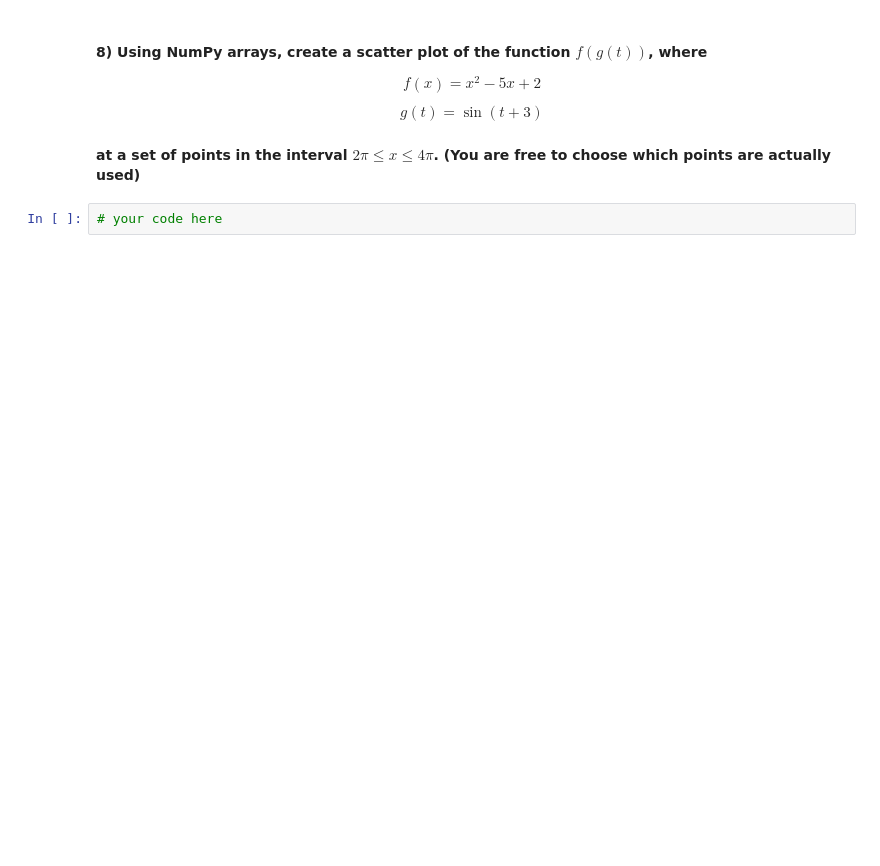
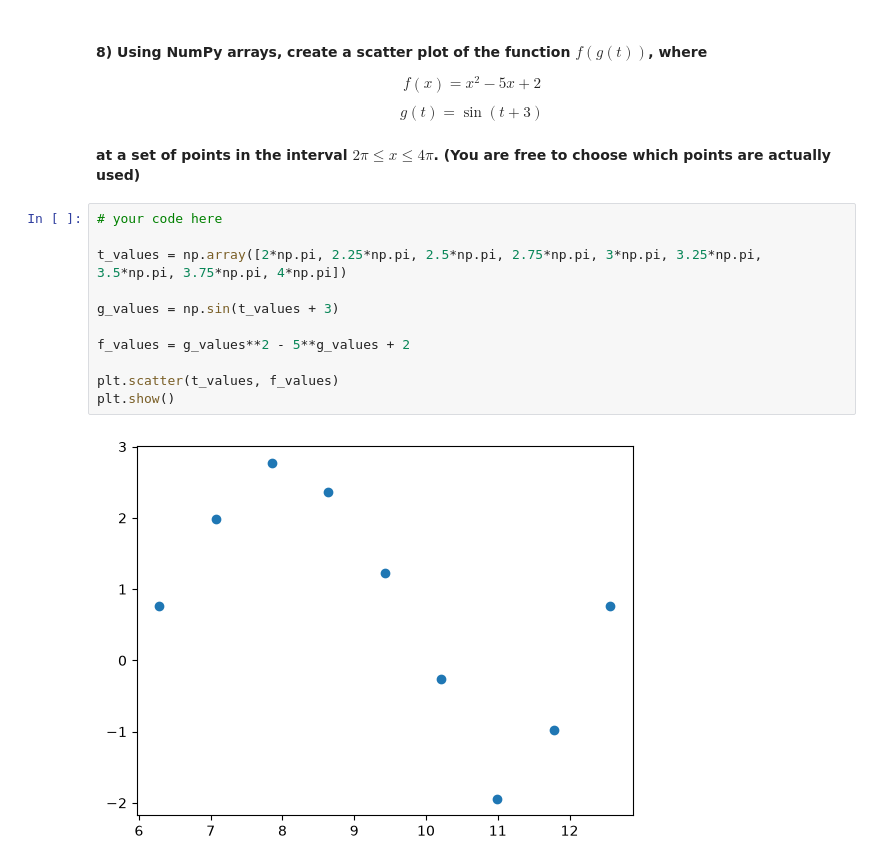
Before and after one commit to jndou08/datasci185fall2026, a Jupyter notebook: Lecture_05_Libraries_and_Specialized_Functions/Lecture5.ipynb, the cells around one changed output. Saved outputs shown, nothing was run; the diff lists cells and outputs as text; blank space fills up the shorter version.

```diff
--- a/Lecture_05_Libraries_and_Specialized_Functions/Lecture5.ipynb
+++ b/Lecture_05_Libraries_and_Specialized_Functions/Lecture5.ipynb
@@ -755,5 +815,16 @@ $$ f(x) = x^2 - 5x + 2 $$
 $$ g(t) = \sin(t + 3) $$
 
 #### at a set of points in the interval $2\pi \leq x \leq 4\pi$. (You are free to choose which points are actually used)
-# %%
-# your code here
+# %%
+# your code here
+
+t_values = np.array([2*np.pi, 2.25*np.pi, 2.5*np.pi, 2.75*np.pi, 3*np.pi, 3.25*np.pi, 3.5*np.pi, 3.75*np.pi, 4*np.pi])
+
+g_values = np.sin(t_values + 3)
+
+f_values = g_values**2 - 5**g_values + 2
+
+plt.scatter(t_values, f_values)
+plt.show()
+# %% [output]
+[figure, added]
```
Also changed, not shown: parts of 13 cells of this notebook, 4 other files.
